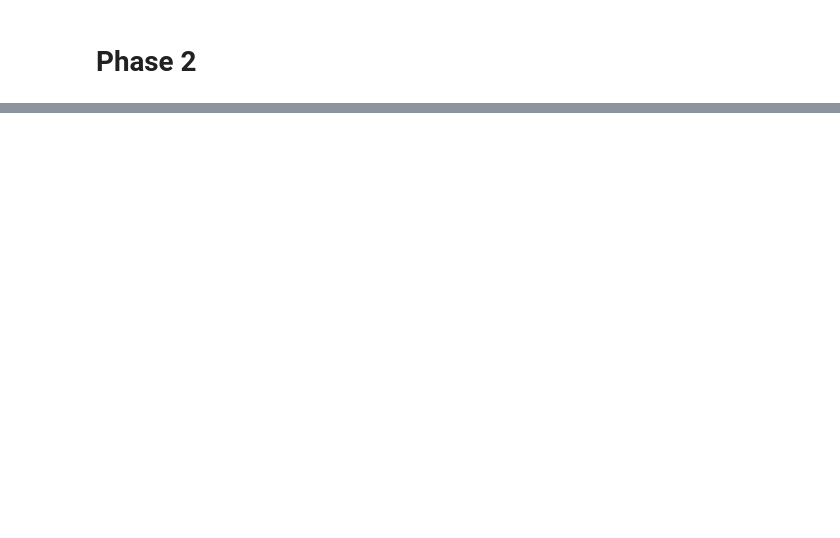
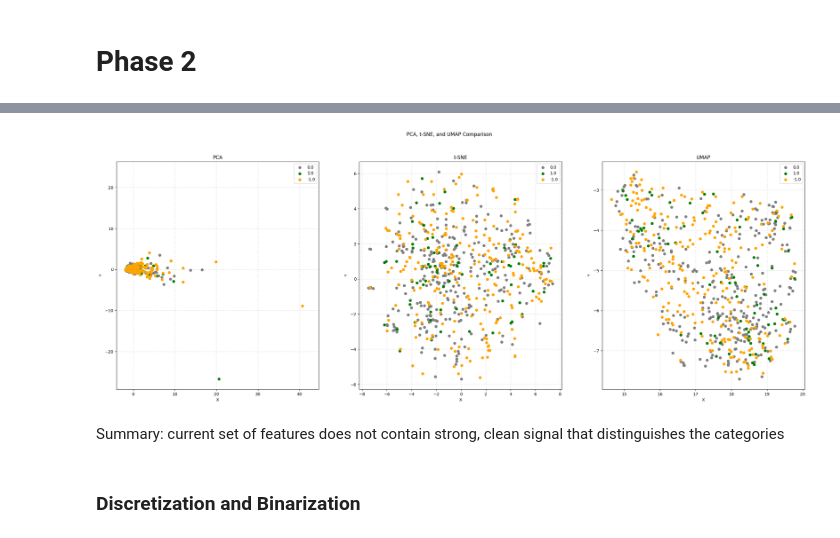
Before and after one commit to shinshin512/DM2025-Lab1-Exercise, a Jupyter notebook: DM2025-Lab1-Homework.ipynb, the cells around one changed output, grey strips where cells are left out. Cells and saved outputs as stored; diff of their text form; code cells hidden in the pictures; blank space fills up the shorter version.

```diff
--- a/DM2025-Lab1-Homework.ipynb
+++ b/DM2025-Lab1-Homework.ipynb
@@ -380,0 +735,11 @@ fig.show()
+# %%
+from PAMI.frequentPattern.basic import FPGrowth as alg
+minSup=8
+obj1 = alg.FPGrowth(iFile='td_freq_db_negative.csv', minSup=minSup)
+obj1.mine()
+frequentPatternsDF_negative= obj1.getPatternsAsDataFrame()
+print('Total No of patterns: ' + str(len(frequentPatternsDF_negative))) #print the total number of patterns
+print('Runtime: ' + str(obj1.getRuntime())) #measure the runtime
+
+obj1.save('freq_patterns_negative_minSup9.txt') #save the patterns
+frequentPatternsDF_negative
@@ -380,0 +980,7 @@ fig.show()
+# %%
+#This might take a couple of minutes to execute
+#Applying dimensionality reduction with both the document-term frequency data and the pattern derived data
+# Apply PCA, t-SNE, and UMAP to the data
+X_pca_aug = PCA(n_components=2).fit_transform(augmented_df.values)
+X_tsne_aug = TSNE(n_components=2).fit_transform(augmented_df.values)
+X_umap_aug = umap.UMAP(n_components=2).fit_transform(augmented_df.values)
@@ -380,0 +1005,33 @@ fig.show()
+# %%
+# Plot the results in subplots
+col = ['grey', 'green', 'orange']
+categories = X['label'].unique()
+
+fig, axes = plt.subplots(1, 3, figsize=(30, 10))  # Create 3 subplots for PCA, t-SNE, and UMAP
+fig.suptitle('PCA, t-SNE, and UMAP Comparison')
+
+# Define a function to create a scatter plot for each method
+def plot_scatter(ax, X_reduced, title):
+    for c, category in zip(col, categories):
+        xs = X_reduced[X['label'] == category].T[0]
+        ys = X_reduced[X['label'] == category].T[1]
+        ax.scatter(xs, ys, c=c, marker='o', label=category)
+
+    ax.grid(color='gray', linestyle=':', linewidth=2, alpha=0.2)
+    ax.set_title(title)
+    ax.set_xlabel('X')
+    ax.set_ylabel('Y')
+    ax.legend(loc='upper right')
+
+# Create scatter plots for PCA, t-SNE, and UMAP
+plot_scatter(axes[0], X_pca_aug, 'PCA')
+plot_scatter(axes[1], X_tsne_aug, 't-SNE')
+plot_scatter(axes[2], X_umap_aug, 'UMAP')
+
+plt.show()
+# %% [output]
+[figure, added]
+# %% [markdown]
+Summary: current set of features does not contain strong, clean signal that distinguishes the categories
+# %% [markdown]
+### Discretization and Binarization
```
Also changed, not shown: parts of 48 cells of this notebook, 1 other file.
